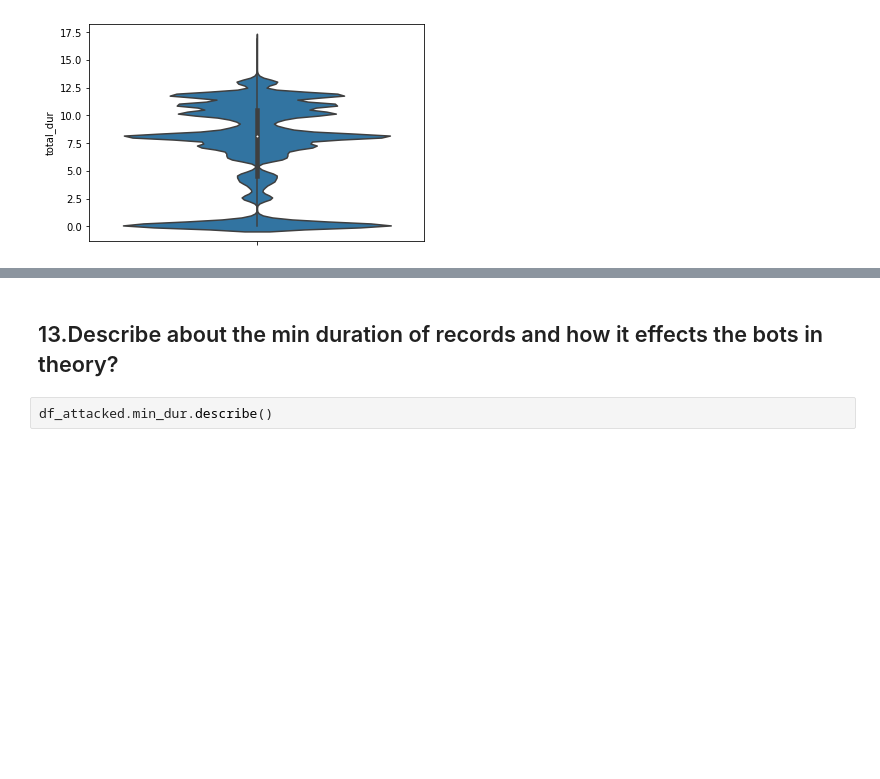
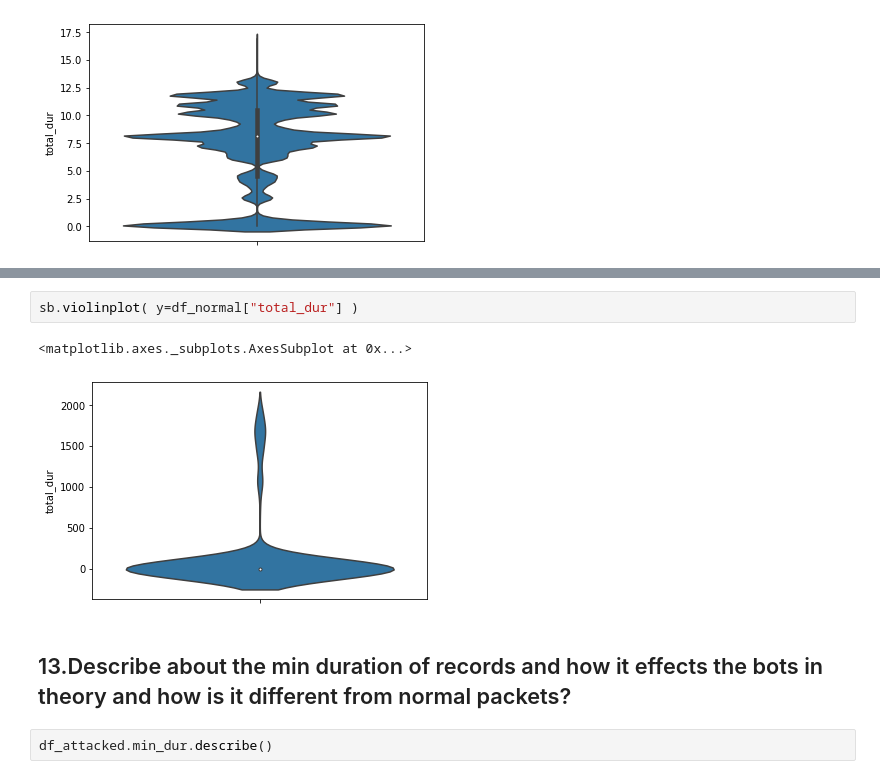
Before and after one commit to Siddharth1698/Analysis-of-DDoS-attack-from-Botnet-devices-using-Machine-Learning-Classifiers, a Jupyter notebook: Data Analysis.ipynb, the cells around one changed output, grey strips where cells are left out. Drawn from its saved outputs; the diff is of its cells as text; blank space fills up the shorter version.

```diff
--- a/Data Analysis.ipynb
+++ b/Data Analysis.ipynb
@@ -346,5 +384,10 @@ sb.violinplot( y=df_attacked["total_dur"] )
+# %%
+sb.violinplot( y=df_normal["total_dur"] )
+# %% [output]
+<matplotlib.axes._subplots.AxesSubplot at 0x...>
+[figure, added]
 # %% [markdown]
-## 13.Describe about the min duration of records and how it effects the bots in theory?
+## 13.Describe about the min duration of records and how it effects the bots in theory and how is it different from normal packets?
 # %%
 df_attacked.min_dur.describe()
 # %% [output]
```
Also changed, not shown: parts of 23 cells of this notebook.
